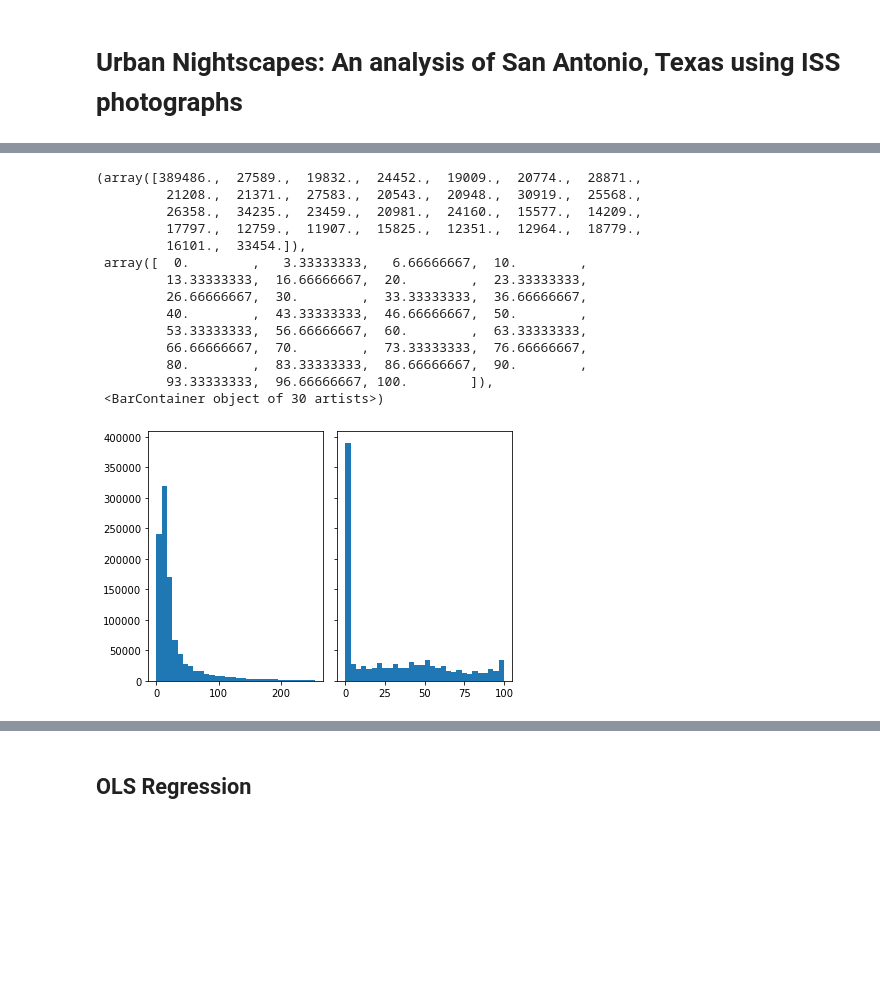
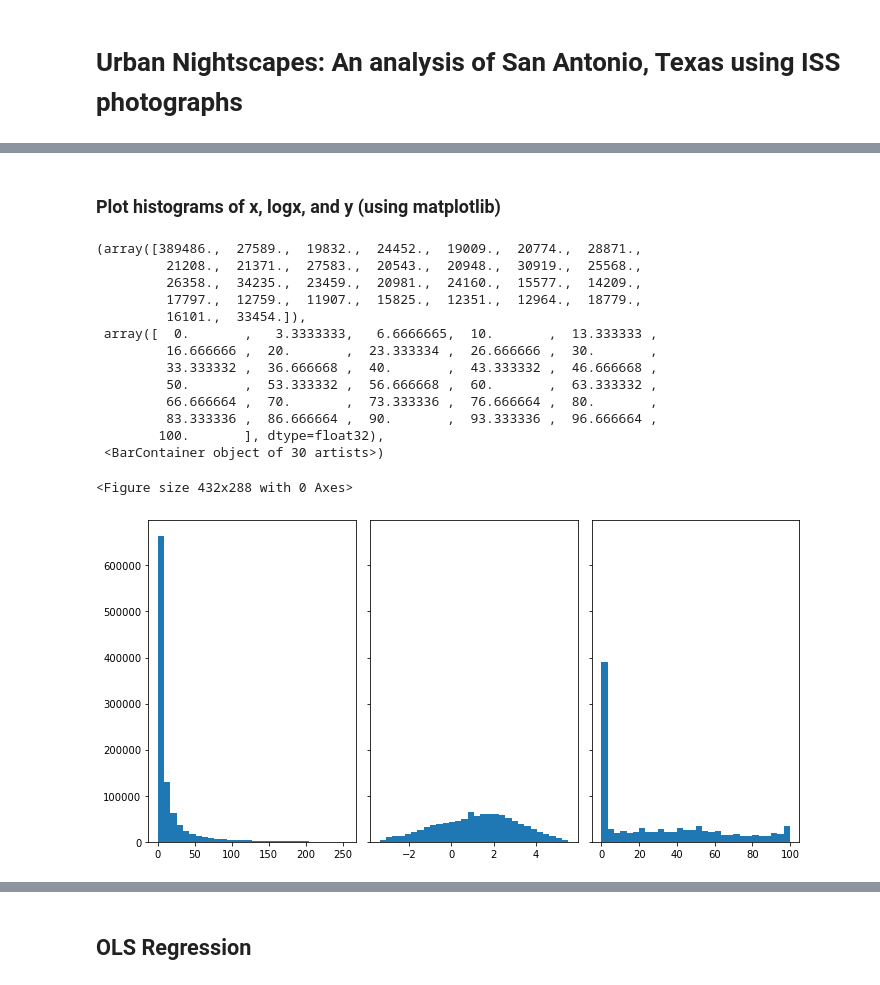
Before and after one commit to chikaj/sa_nightscapes, a Jupyter notebook: nightscapes.ipynb, the cells around one changed output, grey strips where cells are left out. Saved outputs shown, nothing was run; the diff lists cells and outputs as text; code cells hidden in the pictures; blank space fills up the shorter version.

```diff
--- a/nightscapes.ipynb
+++ b/nightscapes.ipynb
@@ -16,7 +18,10 @@ from pprint import pprint as pp
 # %%
 # Read image data using rasterio
 impervious_data = "data/impervious.tif"
-ntl_data = "data/ntl770.img"
+# ntl_data = "data/ntl770.img"
+# ntl_data = "data/ntl795.img"
+# ntl_data = "data/ntl632.img"
+ntl_data = "data/632step3d.tif"
 
 impervious = rasterio.open(impervious_data)
 ntl = rasterio.open(ntl_data)
@@ -24,16 +29,22 @@ ntl = rasterio.open(ntl_data)
 print(f"The number of bands in {impervious.name} is {impervious.count}.")
 print(f"The width (or number of columns) of the image is: {impervious.width}.")
 print(f"The height (or number of rows) the image is {impervious.height}.")
+print(f"The datatype is {impervious.dtypes}")
 print(impervious.shape)
 print(impervious.bounds)
 print(f"The upper-left coordinate is {impervious.transform * (0, 0)}.")
+print(f"\tThe min and max values are: {np.min(impervious.read(1))} and {np.max(impervious.read(1))}  *ArcGIS codes 'null' values as large positive numbers??")
+
 print()
+
 print(f"The number of bands in {ntl.name} is {ntl.count}.")
 print(f"The width (or number of columns) of the image is: {ntl.width}.")
 print(f"The height (or number of rows) the image is {ntl.height}.")
+print(f"The datatype is {ntl.dtypes}")
 print(ntl.shape)
 print(ntl.bounds)
 print(f"The upper-left coordinate is {ntl.transform * (0, 0)}.")
+print(f"\tThe min and max values are: {np.min(ntl.read(1))} and {np.max(ntl.read(1))} *ERDAS codes 'null' values as large negative numbers??")
 # %% [output]
 The number of bands in data/impervious.tif is 1.
 The width (or number of columns) of the image is: 1447.
@@ -84,0 +85,10 @@ print(x.shape)
+# %%
+y = impervious.read(1).flatten().astype('float32')
+y = ma.masked_where(y < 0, y)
+y = ma.masked_where(y > 500, y)
+print(f"The original shape of 'y' is {y.shape}")
+y = y[y.mask == False]
+print(f"The masked shape of 'y' data is {y.shape}")
+print()
+print(f"The min/max values for 'y'  are {y.min()} and {y.max()}, respectively.")
+print(y)
@@ -84,0 +103,10 @@ print(x.shape)
+# %%
+x = ntl.read(1).flatten().astype('float32')
+x = ma.masked_where(x < 0, x)
+x = ma.masked_where(x > 500, x)
+print(f"The original shape of 'x' is {x.shape}")
+x = x[x.mask == False]
+print(f"The masked shape of 'x' is {x.shape}")
+print()
+print(f"The min/max values for 'x' (nighttime lights) are {x.min()} and {x.max()}, respectively.")
+print(x)
@@ -101,24 +134,28 @@ The min/max values for 'x' (nighttime lights) are 0 and 255, respectively.
+# %% [markdown]
+### Plot histograms of x, logx, and y (using matplotlib)
 # %%
-# x_bins, y_bins = x.size // 10, y.size // 10
-x_bins, y_bins = 30, 30
-fig, axs = plt.subplots(1, 2, sharey=True, tight_layout=True)
+bins = 30
+plt.clf()
+# plt.figure(figsize=(10, 10))
+fig, axs = plt.subplots(1, 3, sharey=True, tight_layout=True, figsize=(10, 5))
 
 # We can set the number of bins with the `bins` kwarg
-axs[0].hist(x, bins=x_bins)
-axs[1].hist(y, bins=y_bins)
+axs[0].hist(x, bins=bins)
+axs[1].hist(logx, bins=bins)
+axs[2].hist(y, bins=bins)
 # %% [output]
 (array([389486.,  27589.,  19832.,  24452.,  19009.,  20774.,  28871.,
          21208.,  21371.,  27583.,  20543.,  20948.,  30919.,  25568.,
          26358.,  34235.,  23459.,  20981.,  24160.,  15577.,  14209.,
          17797.,  12759.,  11907.,  15825.,  12351.,  12964.,  18779.,
          16101.,  33454.]),
- array([  0.        ,   3.33333333,   6.66666667,  10.        ,
-         13.33333333,  16.66666667,  20.        ,  23.33333333,
-         26.66666667,  30.        ,  33.33333333,  36.66666667,
-         40.        ,  43.33333333,  46.66666667,  50.        ,
-         53.33333333,  56.66666667,  60.        ,  63.33333333,
-         66.66666667,  70.        ,  73.33333333,  76.66666667,
-         80.        ,  83.33333333,  86.66666667,  90.        ,
-         93.33333333,  96.66666667, 100.        ]),
+ array([  0.       ,   3.3333333,   6.6666665,  10.       ,  13.333333 ,
+         16.666666 ,  20.       ,  23.333334 ,  26.666666 ,  30.       ,
+         33.333332 ,  36.666668 ,  40.       ,  43.333332 ,  46.666668 ,
+         50.       ,  53.333332 ,  56.666668 ,  60.       ,  63.333332 ,
+         66.666664 ,  70.       ,  73.333336 ,  76.666664 ,  80.       ,
+         83.333336 ,  86.666664 ,  90.       ,  93.333336 ,  96.666664 ,
+        100.       ], dtype=float32),
  <BarContainer object of 30 artists>)
+<Figure size 432x288 with 0 Axes>
-[figure, old version]
+[figure, new version]
```
Also changed, not shown: parts of 30 cells of this notebook, 7 other files.
